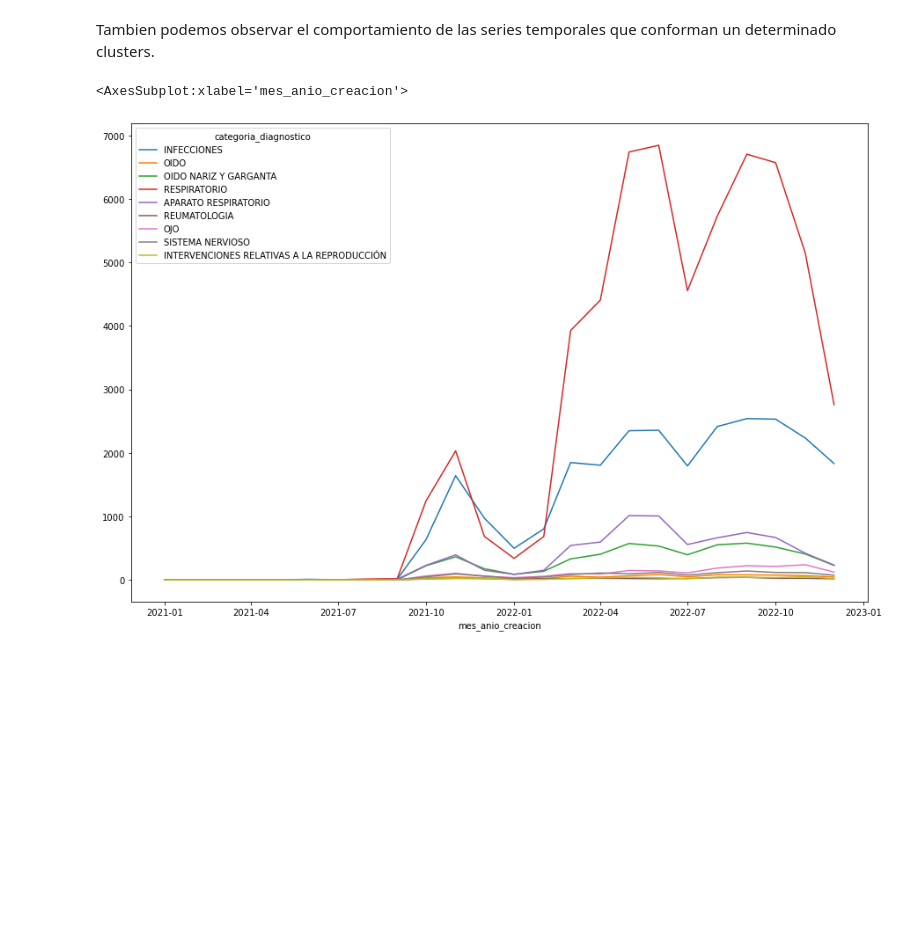
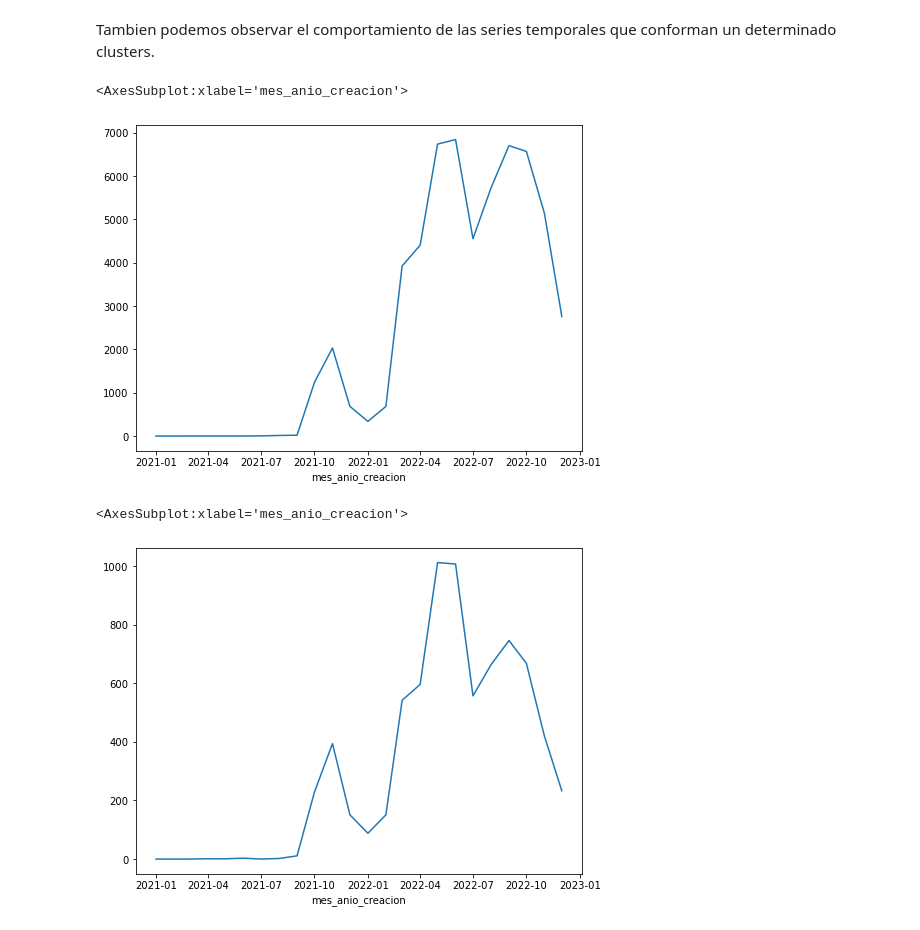
Before and after one commit to MentoriaDiploDatos/Aprendizaje-No-Supervisado, a Jupyter notebook: clustering_time_series.ipynb, the cells around one changed output. Cells and saved outputs as stored; diff of their text form; code cells hidden in the pictures; blank space fills up the shorter version.

```diff
--- a/clustering_time_series.ipynb
+++ b/clustering_time_series.ipynb
@@ -465,9 +309,14 @@ Cluster DTW 3        tiene 28 sujetos y una correlación promedio de 0.832190349
 # %% [markdown]
 Tambien podemos observar el comportamiento de las series temporales que conforman un determinado clusters.
 # %%
-diag = list(df_cluster[df_cluster['clust_ts_kmdtw'] == 2].categoria_diagnostico.unique())
+diag = list(df_cluster[df_cluster['clust_ts_kmdtw'] == 1].categoria_diagnostico.unique())
-# %%
-df_train[diag].plot(figsize=(15,10))
-# %% [output]
-<AxesSubplot:xlabel='mes_anio_creacion'>
-[figure, removed]
+# %%
+df_train[diag[0]].plot(figsize=(8,6))
+# %% [output]
+<AxesSubplot:xlabel='mes_anio_creacion'>
+[figure, added]
+# %%
+df_train[diag[1]].plot(figsize=(8,6))
+# %% [output]
+<AxesSubplot:xlabel='mes_anio_creacion'>
+[figure, added]
```
Also changed, not shown: parts of 10 cells of this notebook.
